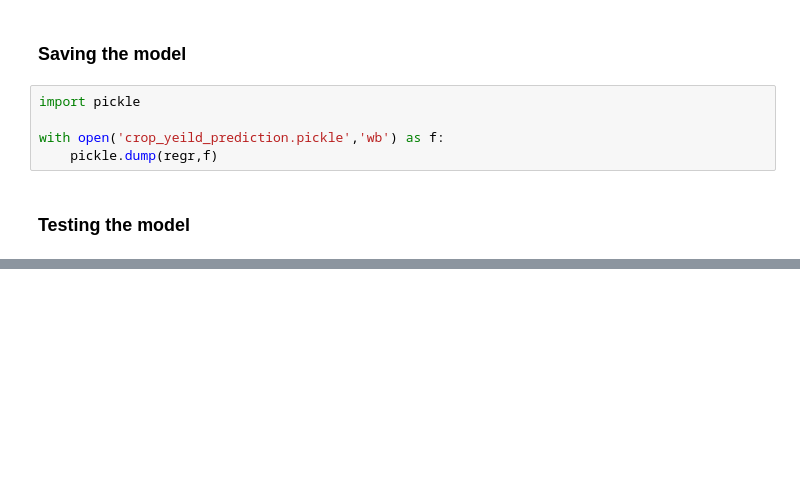
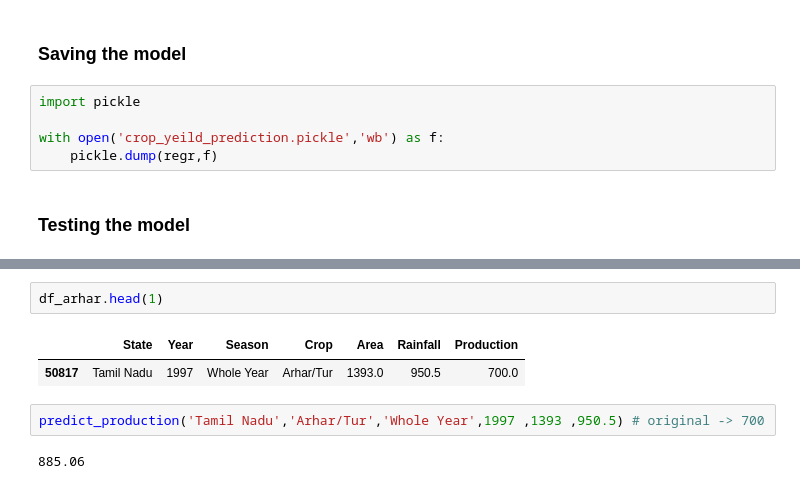
Before and after one commit to Mohit-3430/AAC, a Jupyter notebook: Working_File.ipynb, the cells around one changed output, grey strips where cells are left out. Drawn from its saved outputs; the diff is of its cells as text; blank space fills up the shorter version.

```diff
--- a/Working_File.ipynb
+++ b/Working_File.ipynb
@@ -266,0 +260,9 @@ def predict_production(state,crop,season,year,area, rainfall):
+# %%
+df_arhar.head(1)
+# %% [output]
+|  | State | Year | Season | Crop | Area | Rainfall | Production |
+| 50817 | Tamil Nadu | 1997 | Whole Year | Arhar/Tur | 1393.0 | 950.5 | 700.0 |
+# %%
+predict_production('Tamil Nadu','Arhar/Tur','Whole Year',1997 ,1393 ,950.5) # original -> 700
+# %% [output]
+885.06
```
Also changed, not shown: parts of 33 cells of this notebook.
